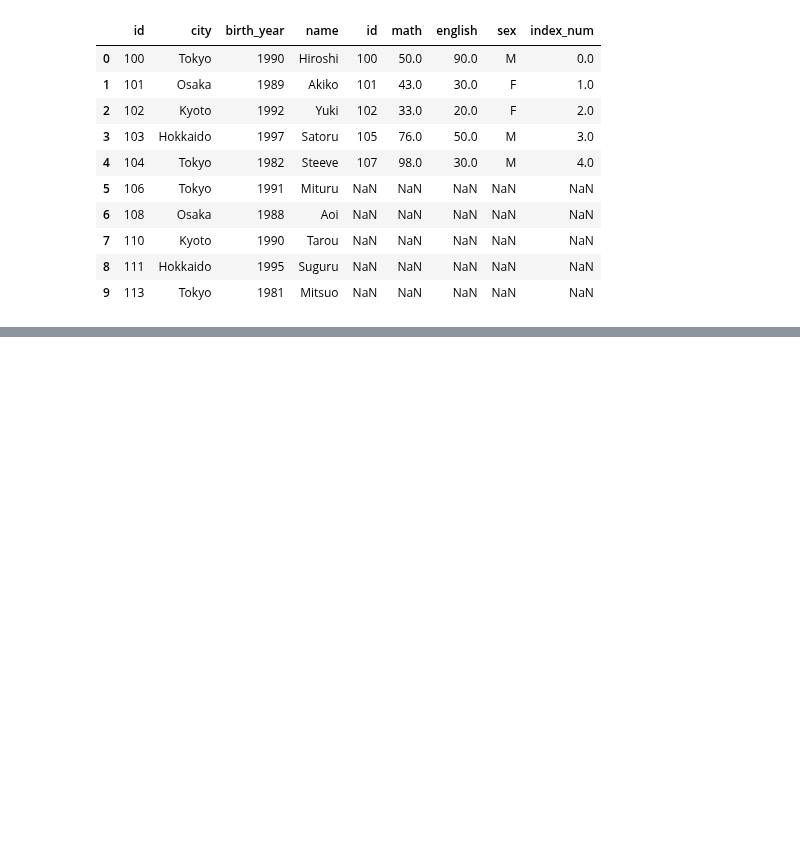
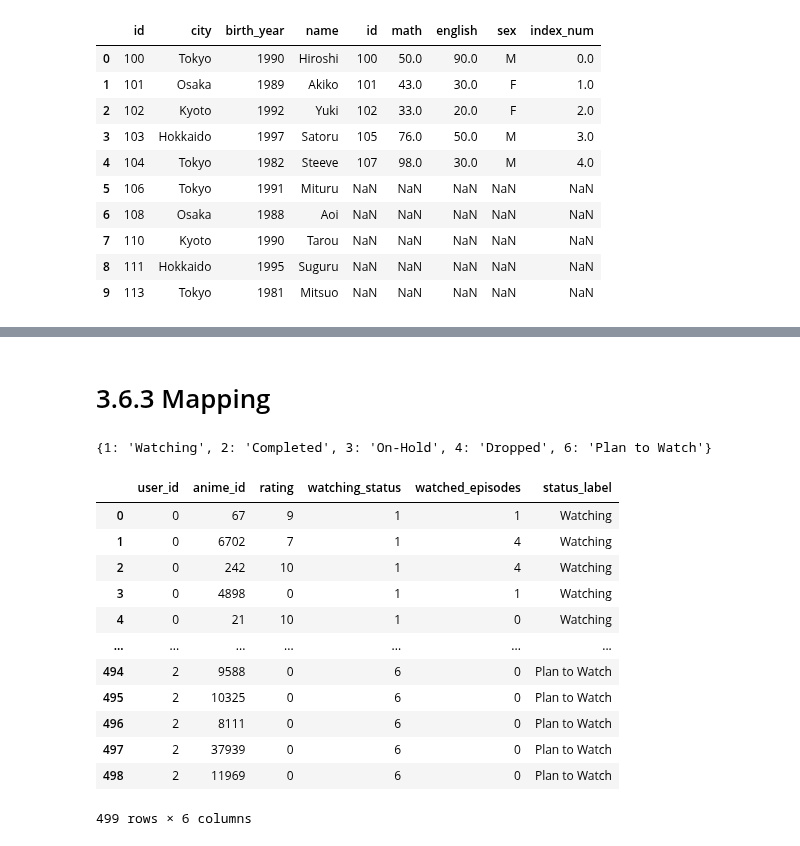
Before and after one commit to 573-pankaj/DSA-WITH-PYTHON, a Jupyter notebook: Pandas.ipynb, the cells around one changed output, grey strips where cells are left out. Cells and saved outputs as stored; diff of their text form; code cells hidden in the pictures; blank space fills up the shorter version.

```diff
--- a/Pandas.ipynb
+++ b/Pandas.ipynb
@@ -1150,0 +1201,36 @@ pd.concat([df1, df2], axis=1)
+# %% [markdown]
+# 3.6.3 Mapping
+# %%
+# Reference data
+status_map = {
+    1: "Watching",
+    2: "Completed",
+    3: "On-Hold",
+    4: "Dropped",
+    6: "Plan to Watch"
+}
+status_map
+# %% [output]
+{1: 'Watching', 2: 'Completed', 3: 'On-Hold', 4: 'Dropped', 6: 'Plan to Watch'}
+# %%
+# Drop invalid rows first
+invalid_status = [0, 5, 33, 55]
+# Use ~ to represent NOT
+anime_list = anime_list[~anime_list['watching_status'].isin(invalid_status)]
+
+anime_list["status_label"] = anime_list["watching_status"].map(status_map)
+anime_list
+# %% [output]
+|  | user_id | anime_id | rating | watching_status | watched_episodes | status_label |
+| 0 | 0 | 67 | 9 | 1 | 1 | Watching |
+| 1 | 0 | 6702 | 7 | 1 | 4 | Watching |
+| 2 | 0 | 242 | 10 | 1 | 4 | Watching |
+| 3 | 0 | 4898 | 0 | 1 | 1 | Watching |
+| 4 | 0 | 21 | 10 | 1 | 0 | Watching |
+| ... | ... | ... | ... | ... | ... | ... |
+| 494 | 2 | 9588 | 0 | 6 | 0 | Plan to Watch |
+| 495 | 2 | 10325 | 0 | 6 | 0 | Plan to Watch |
+| 496 | 2 | 8111 | 0 | 6 | 0 | Plan to Watch |
+| 497 | 2 | 37939 | 0 | 6 | 0 | Plan to Watch |
+| 498 | 2 | 11969 | 0 | 6 | 0 | Plan to Watch |
+499 rows × 6 columns
```
Also changed, not shown: parts of 13 cells of this notebook, 1 other file.
